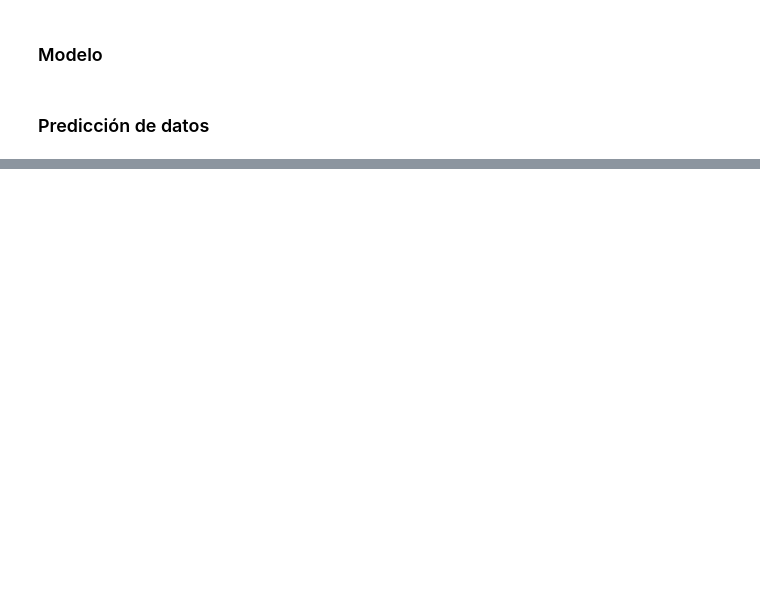
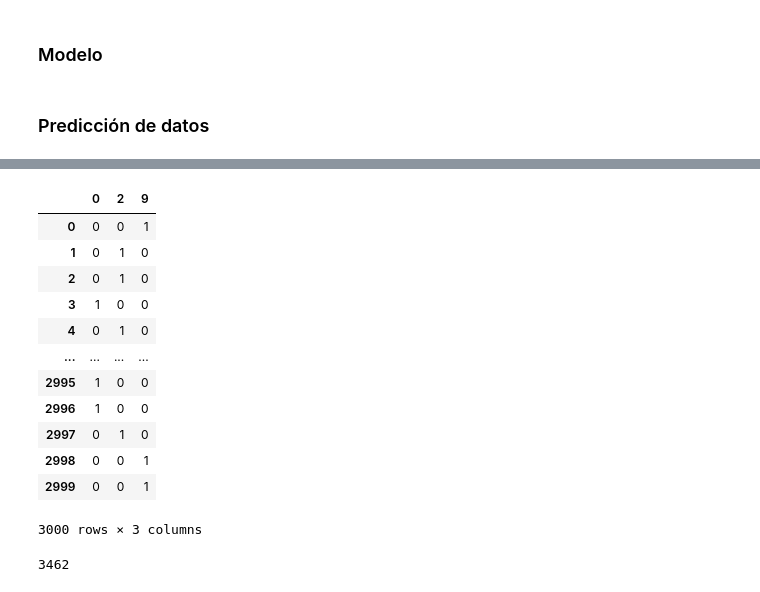
Before and after one commit to josedalvik/datascience_stlearning1_tarea4, a Jupyter notebook: Fashion_mnist.ipynb, the cells around one changed output, grey strips where cells are left out. Cells and saved outputs as stored; diff of their text form; code cells hidden in the pictures; blank space fills up the shorter version.

```diff
--- a/Fashion_mnist.ipynb
+++ b/Fashion_mnist.ipynb
@@ -83,24 +83,16 @@ Las clases seleccionadas son:
 | 0     | T-shirt/top |
 | 2     | Pullover    |
 | 9     | Ankle boot  |
-# %%
-#Indices seleccionados
-indices = (train_labels==0) + (train_labels==2) + (train_labels==9)
-
-#Arreglo temporal
-labels_temporales = train_labels[indices]
-imagenes_temporales= train_images[indices]
-
-#Indices de entrenamiento y prueba
-np.random.seed(59)
-indices_entrenamiento = np.random.choice(len(labels_temporales), round(len(labels_temporales) * 0.8), replace=False)
-indices_prueba =np.array(list(set(range(len(labels_temporales))) - set(indices_entrenamiento)))
-
-#Arreglos para entrenamiento y prueba
-train_images = imagenes_temporales[indices_entrenamiento]
-train_labels = labels_temporales[indices_entrenamiento]
-test_images = imagenes_temporales[indices_prueba]
-test_labels = labels_temporales[indices_prueba]
+# %%
+#Indices seleccionados
+train_indices = (train_labels==0) + (train_labels==2) + (train_labels==9)
+test_indices = (test_labels==0) + (test_labels==2) + (test_labels==9)
+
+#Arreglos para entrenamiento y prueba
+train_images = train_images[train_indices]
+train_labels = train_labels[train_indices]
+test_images = test_images[test_indices]
+test_labels = test_labels[test_indices]
 # %% [markdown]
 ## Diccionario de labels
 # %%
@@ -253,0 +284,22 @@ ValueError: Dimension must be 2 but is 3 for '{{node perdida/softmax_cross_entro
+# %%
+y_original = pd.get_dummies(test_labels)
+y_original
+# %% [output]
+|  | 0 | 2 | 9 |
+| 0 | 0 | 0 | 1 |
+| 1 | 0 | 1 | 0 |
+| 2 | 0 | 1 | 0 |
+| 3 | 1 | 0 | 0 |
+| 4 | 0 | 1 | 0 |
+| ... | ... | ... | ... |
+| 2995 | 1 | 0 | 0 |
+| 2996 | 1 | 0 | 0 |
+| 2997 | 0 | 1 | 0 |
+| 2998 | 0 | 0 | 1 |
+| 2999 | 0 | 0 | 1 |
+3000 rows × 3 columns
+# %%
+sumas=np.sum(y_original[mask.numpy()],axis=1)
+sum(sumas)
+# %% [output]
+3462
```
Also changed, not shown: parts of 7 cells of this notebook, 12 other files.
